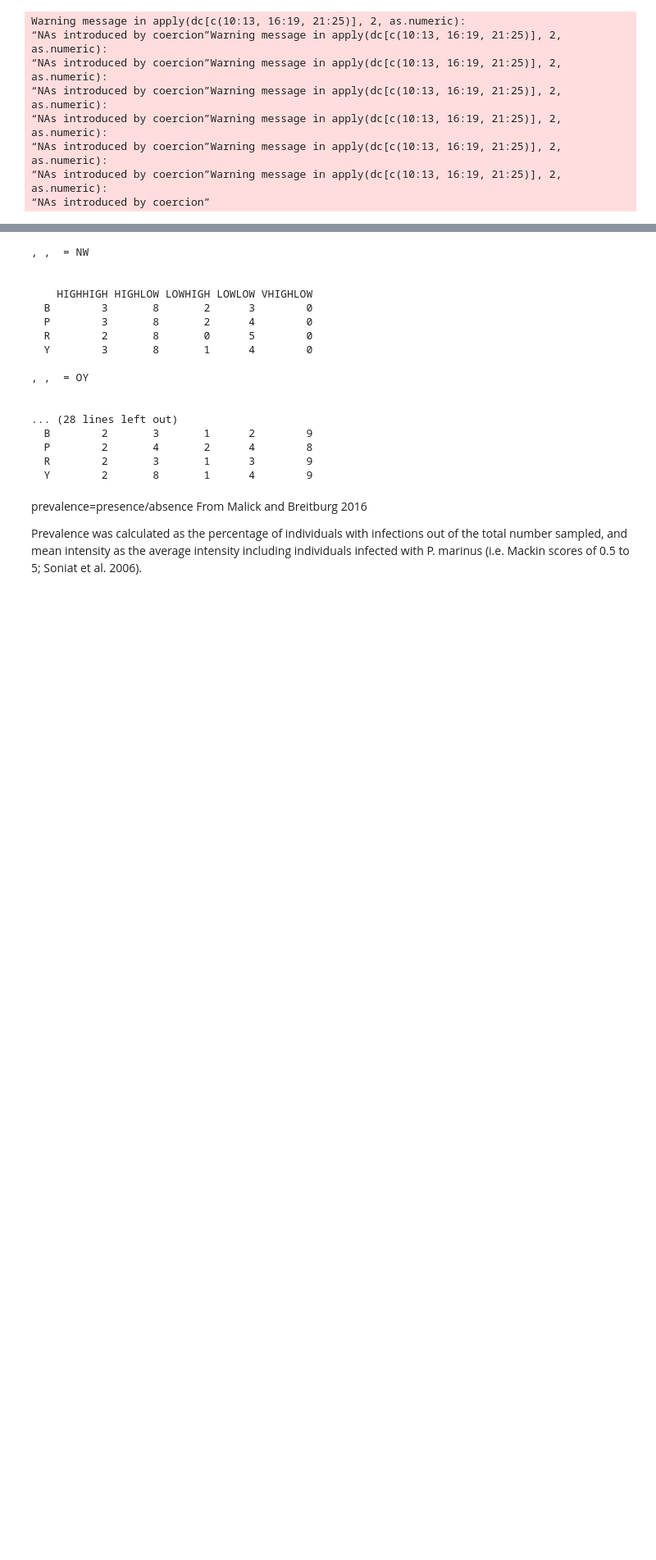
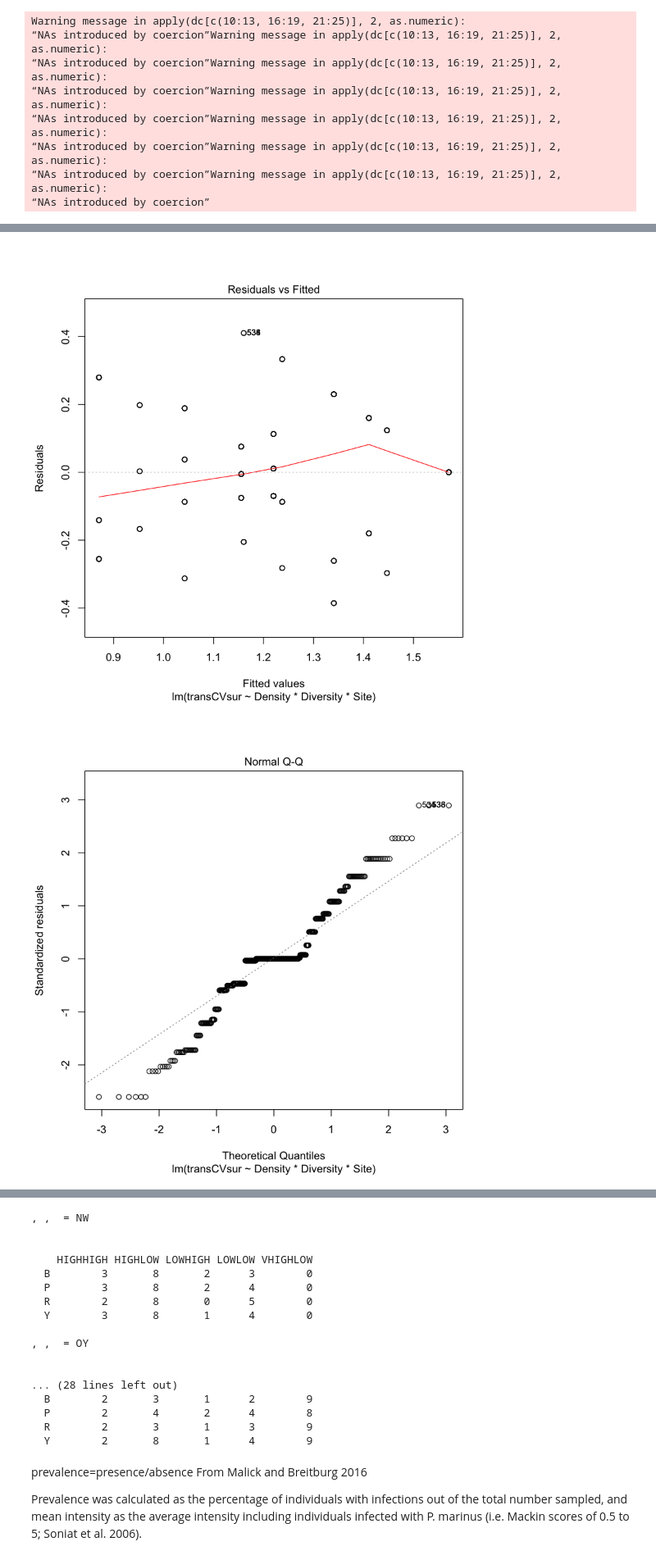
Before and after one commit to sagw/DE1, a Jupyter notebook: Size_RFTM_Prelim.ipynb, the cells around one changed output, grey strips where cells are left out. Shown at 82% size. Drawn from its saved outputs; the diff is of its cells as text; code cells hidden in the pictures; blank space fills up the shorter version.

```diff
--- a/Size_RFTM_Prelim.ipynb
+++ b/Size_RFTM_Prelim.ipynb
@@ -99,0 +156,7 @@ table(cvG3$Color, cvG3$Treatment, cvG3$Site)
+# %%
+cv=cv[!cv$Site=="WW",]
+# %%
+cv$transCVsur=asin(sqrt(cv$CVsur/100))
+# %%
+surv_results= lm(transCVsur ~ Density*Diversity*Site, data=cv[!cv$Site=="WW" & !cv$Site=="WA",])
+summary(surv_results)
@@ -99,0 +216,5 @@ table(cvG3$Color, cvG3$Treatment, cvG3$Site)
+# %%
+plot(surv_results)
+# %% [output]
+[figure, added]
+[figure, added]
```
Also changed, not shown: parts of 84 cells of this notebook.
